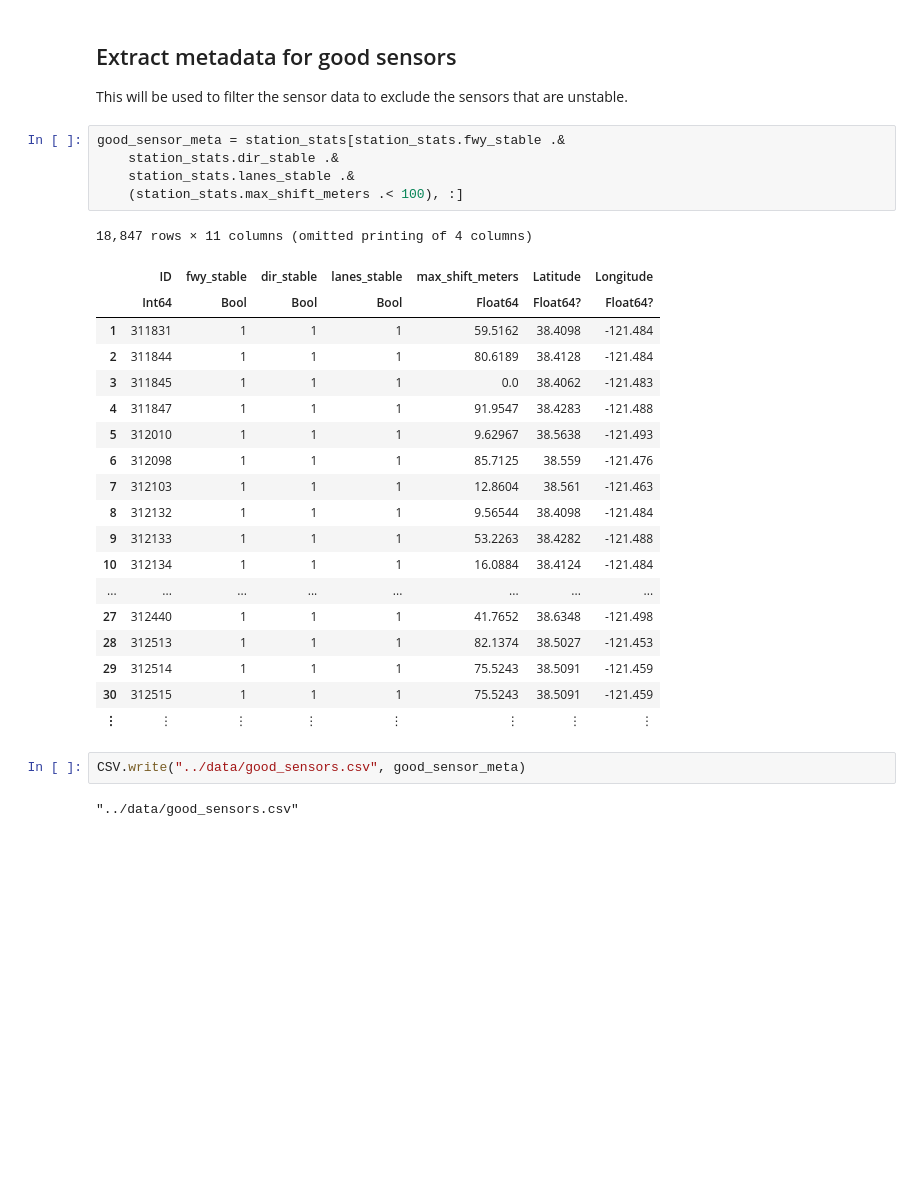
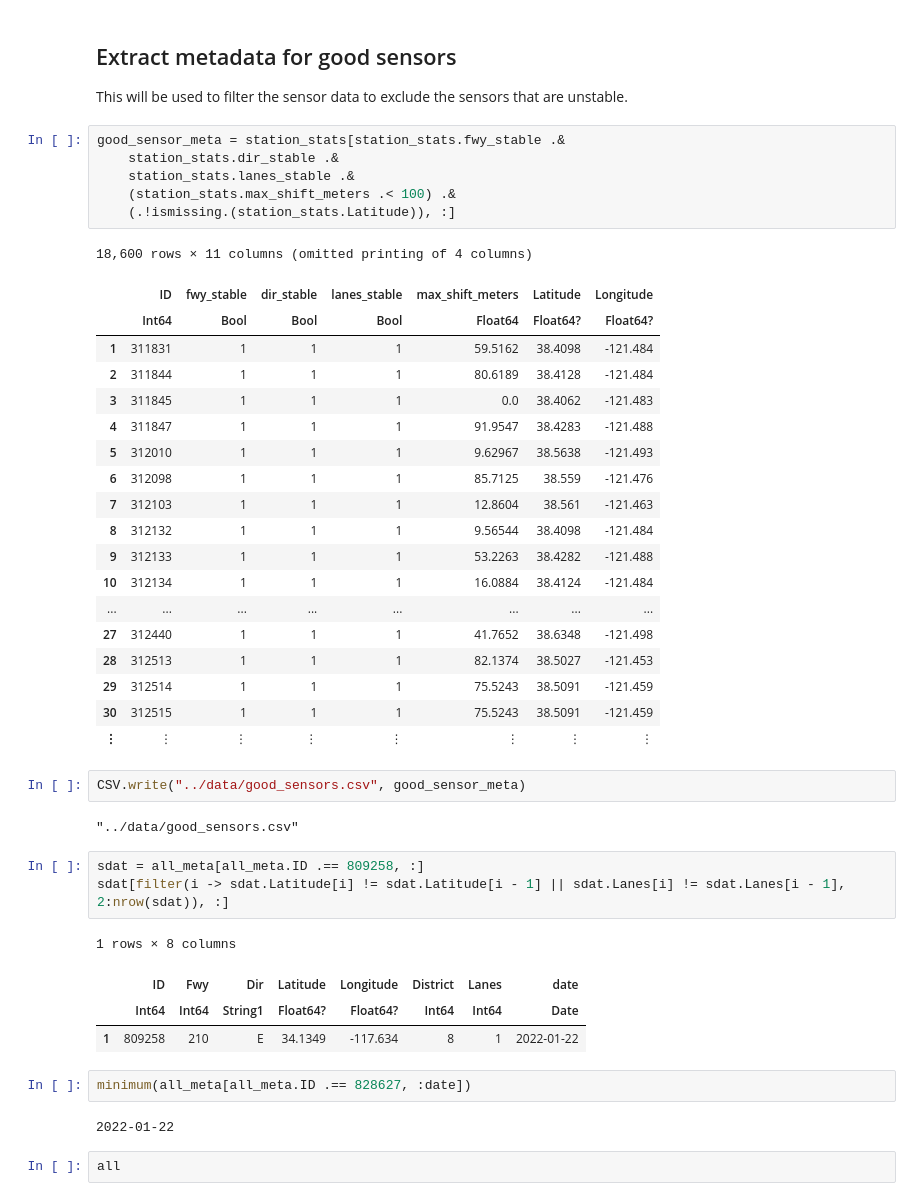
Before and after one commit to mattwigway/peak-spreading, a Jupyter notebook: notebooks/Sensor shifts.ipynb, the cells around one changed output. Saved outputs shown, nothing was run; the diff lists cells and outputs as text; blank space fills up the shorter version.

```diff
--- a/notebooks/Sensor shifts.ipynb
+++ b/notebooks/Sensor shifts.ipynb
@@ -169,9 +189,10 @@ This will be used to filter the sensor data to exclude the sensors that are unst
 good_sensor_meta = station_stats[station_stats.fwy_stable .&
     station_stats.dir_stable .&
     station_stats.lanes_stable .&
-    (station_stats.max_shift_meters .< 100), :]
+    (station_stats.max_shift_meters .< 100) .&
+    (.!ismissing.(station_stats.Latitude)), :]
 # %% [output]
-18,847 rows × 11 columns (omitted printing of 4 columns)
+18,600 rows × 11 columns (omitted printing of 4 columns)
 |  | ID | fwy_stable | dir_stable | lanes_stable | max_shift_meters | Latitude | Longitude |
 |  | Int64 | Bool | Bool | Bool | Float64 | Float64? | Float64? |
 | 1 | 311831 | 1 | 1 | 1 | 59.5162 | 38.4098 | -121.484 |
@@ -194,3 +215,17 @@ good_sensor_meta = station_stats[station_stats.fwy_stable .&
 CSV.write("../data/good_sensors.csv", good_sensor_meta)
 # %% [output]
 "../data/good_sensors.csv"
+# %%
+sdat = all_meta[all_meta.ID .== 809258, :]
+sdat[filter(i -> sdat.Latitude[i] != sdat.Latitude[i - 1] || sdat.Lanes[i] != sdat.Lanes[i - 1], 2:nrow(sdat)), :]
+# %% [output]
+1 rows × 8 columns
+|  | ID | Fwy | Dir | Latitude | Longitude | District | Lanes | date |
+|  | Int64 | Int64 | String1 | Float64? | Float64? | Int64 | Int64 | Date |
+| 1 | 809258 | 210 | E | 34.1349 | -117.634 | 8 | 1 | 2022-01-22 |
+# %%
+minimum(all_meta[all_meta.ID .== 828627, :date])
+# %% [output]
+2022-01-22
+# %%
+all
```
Also changed, not shown: parts of 9 cells of this notebook, 5 other files.
